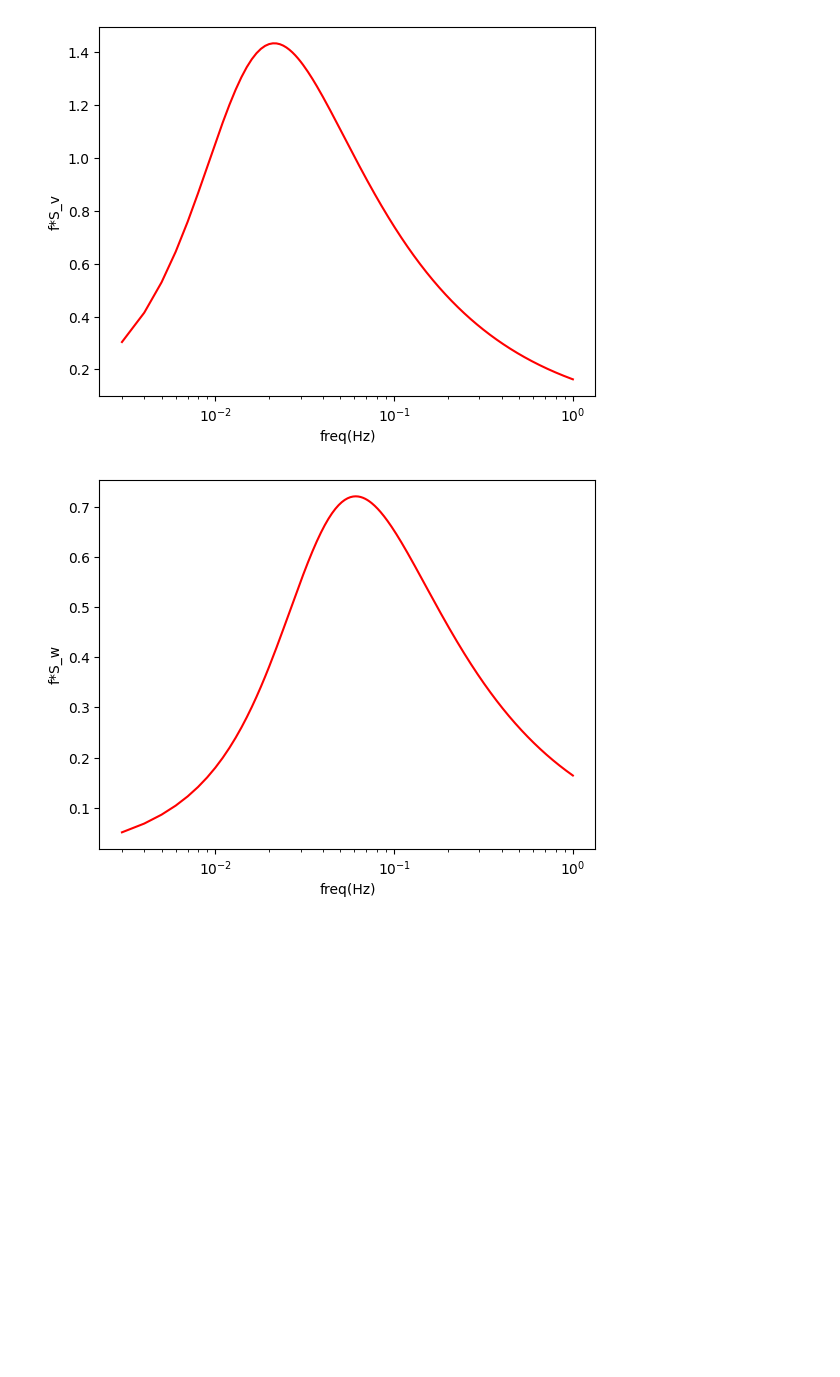
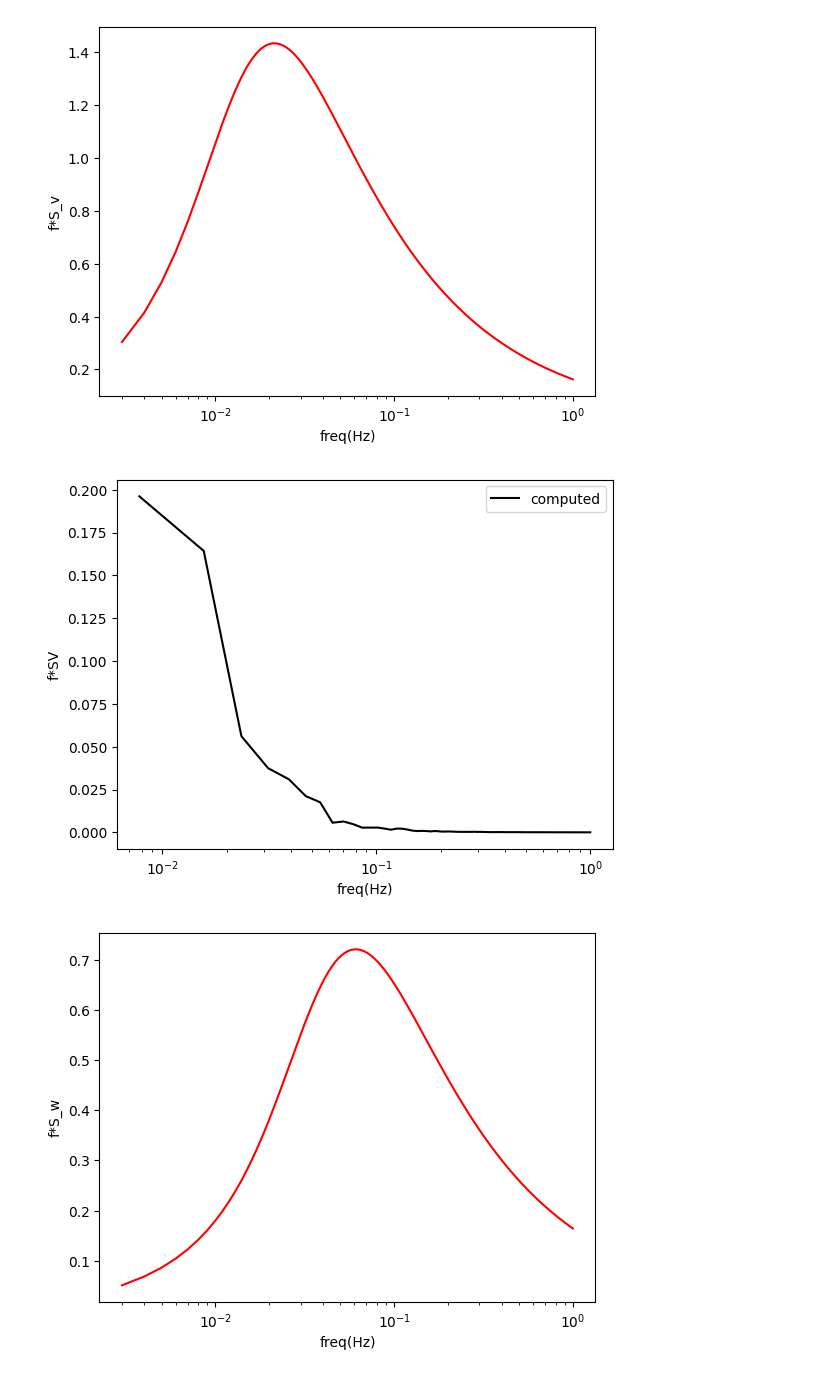
Before and after one commit to zwergon/yawisi, a Jupyter notebook: notebooks/karman_horizontal_line.ipynb, the cells around one changed output. Cells and saved outputs as stored; diff of their text form; code cells hidden in the pictures; blank space fills up the shorter version.

```diff
--- a/notebooks/karman_horizontal_line.ipynb
+++ b/notebooks/karman_horizontal_line.ipynb
@@ -192,5 +200,25 @@ plt.xscale("log")
 plt.show()
 # %% [output]
 [figure]
+# %%
+# from scipy.signal import welch
+# fs = 0.1
+# nperseg = 1
+# ts = wind_field.get_uvwt()
+# u = ts[0]
+# v = ts[1]
+# w = ts[2]
+F, SV = welch(v[:, 9, 0], fs=2)# SU.mean()
+# SU = np.mean(SU, axis=1)
+# # f, SU = welch(u, fs=fs, nperseg=nperseg, noverlap=nperseg // 2)
+plt.figure()
+plt.plot(F[1:], (F*SV.T)[1:], color='k', label="computed")
+plt.xlabel("freq(Hz)")
+plt.ylabel("f*SV")
+plt.xscale("log")
+plt.legend(loc="upper right")
+plt.show()
+# %% [output]
+[figure, added]
 # %%
 plt.figure()
```
Also changed, not shown: parts of 10 cells of this notebook, 1 other file.
